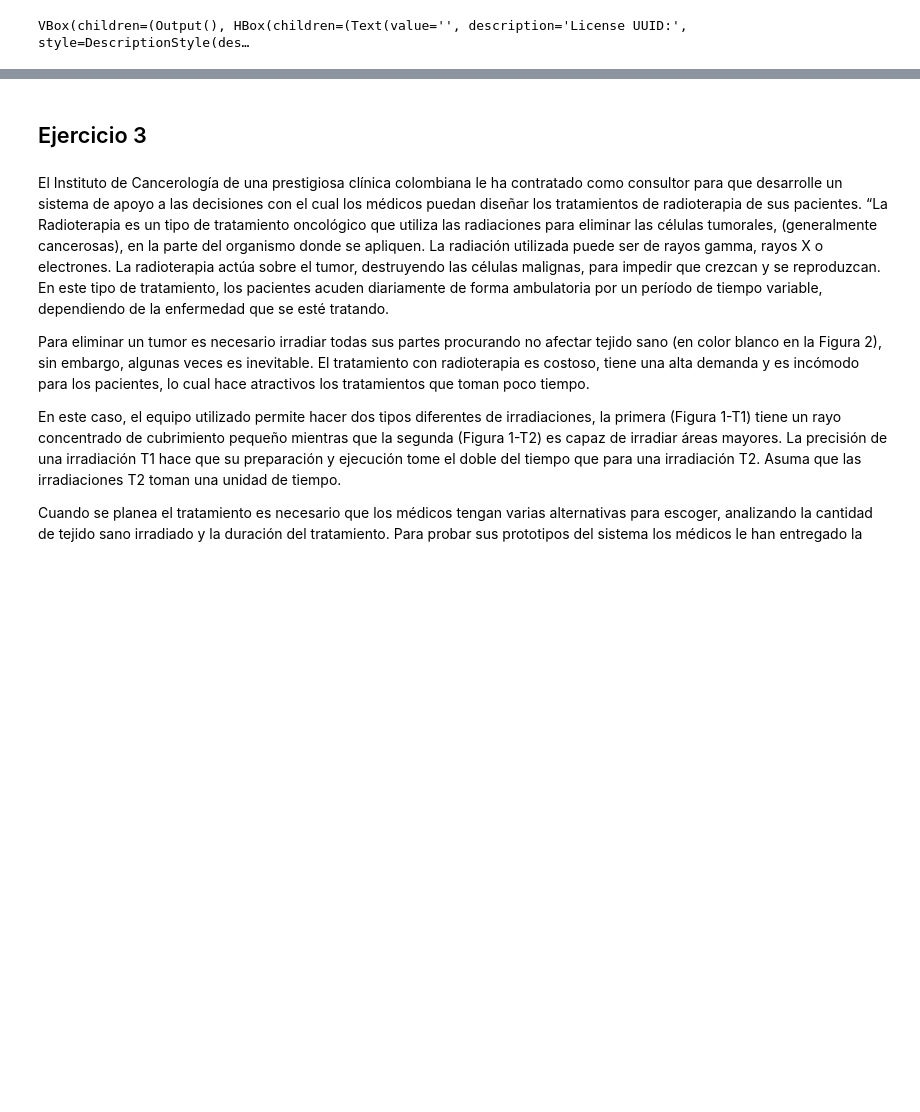
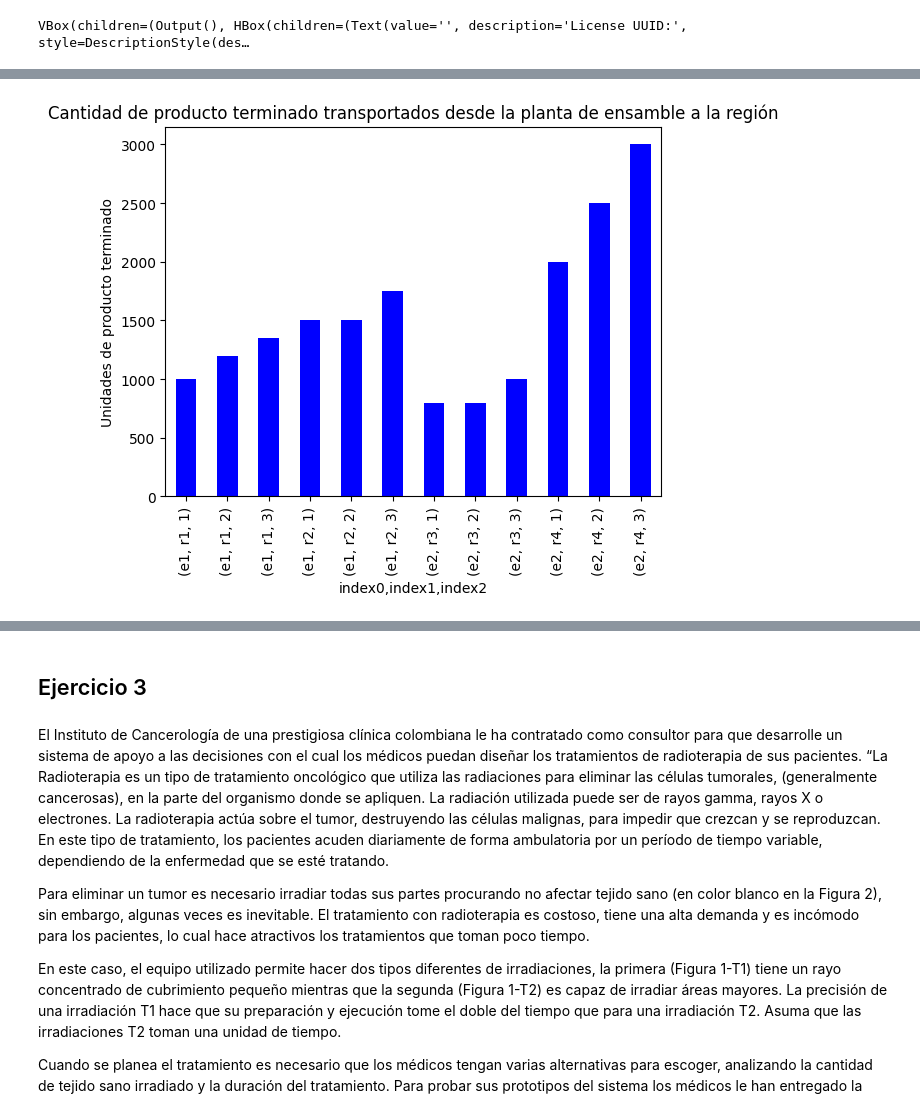
Before and after one commit to luisam19/course_optimizacion, a Jupyter notebook: Taller01_optimización_LuisaMariaZapataSaldarriaga.ipynb, the cells around one changed output, grey strips where cells are left out. Drawn from its saved outputs; the diff is of its cells as text; code cells hidden in the pictures; blank space fills up the shorter version.

```diff
--- a/Taller01_optimización_LuisaMariaZapataSaldarriaga.ipynb
+++ b/Taller01_optimización_LuisaMariaZapataSaldarriaga.ipynb
@@ -553,3 +566,8 @@ SA     f1     e1     1           2
+# %%
+z_values_non_zero['Z.val'].plot(kind='bar',color='b',ylabel='Unidades de producto terminado', title='Cantidad de producto terminado transportados desde la planta de ensamble a la región')
+plt.show()
+# %% [output]
+[figure, added]
 # %%
 print('INVENTARIO')
 print('Ps,f,t : Cantidad total de sub-ensambles s ∈ S almacenado en la planta de sub-ensambles f ∈ F en el periodo t. ')
```
Also changed, not shown: parts of 16 cells of this notebook.
